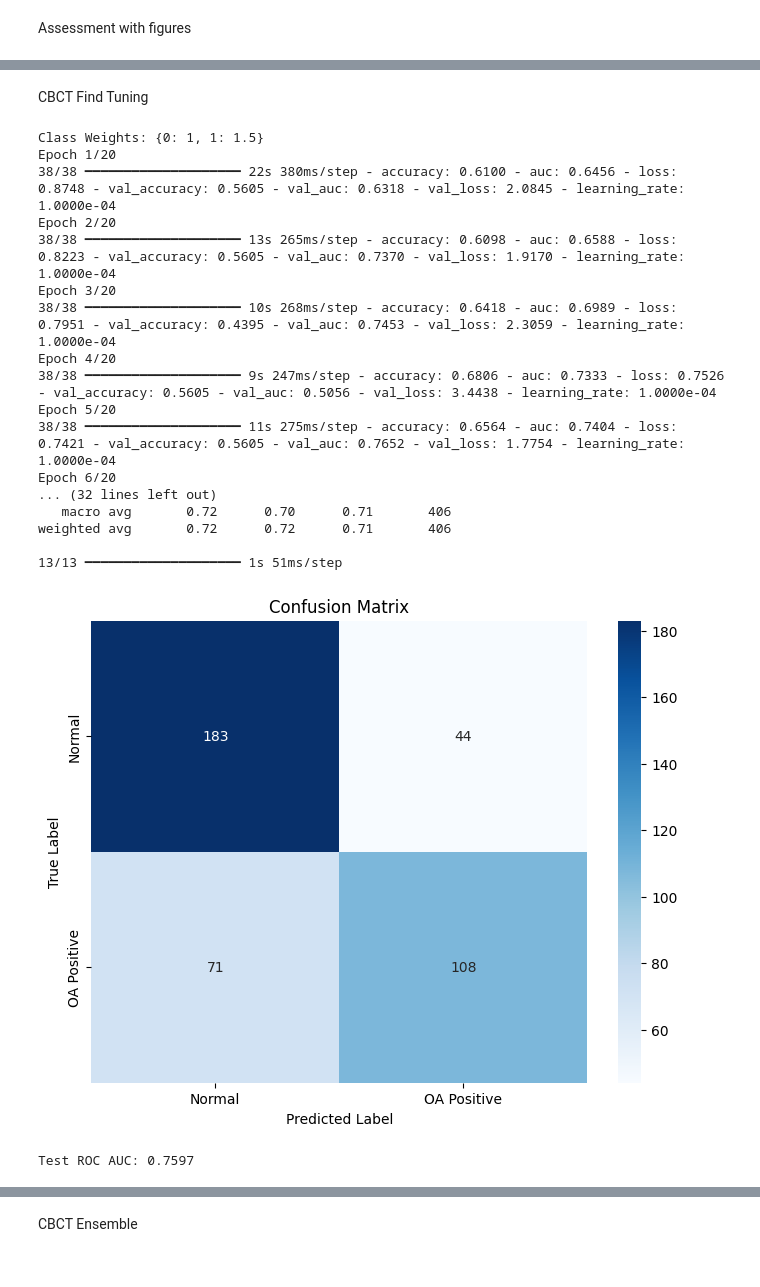
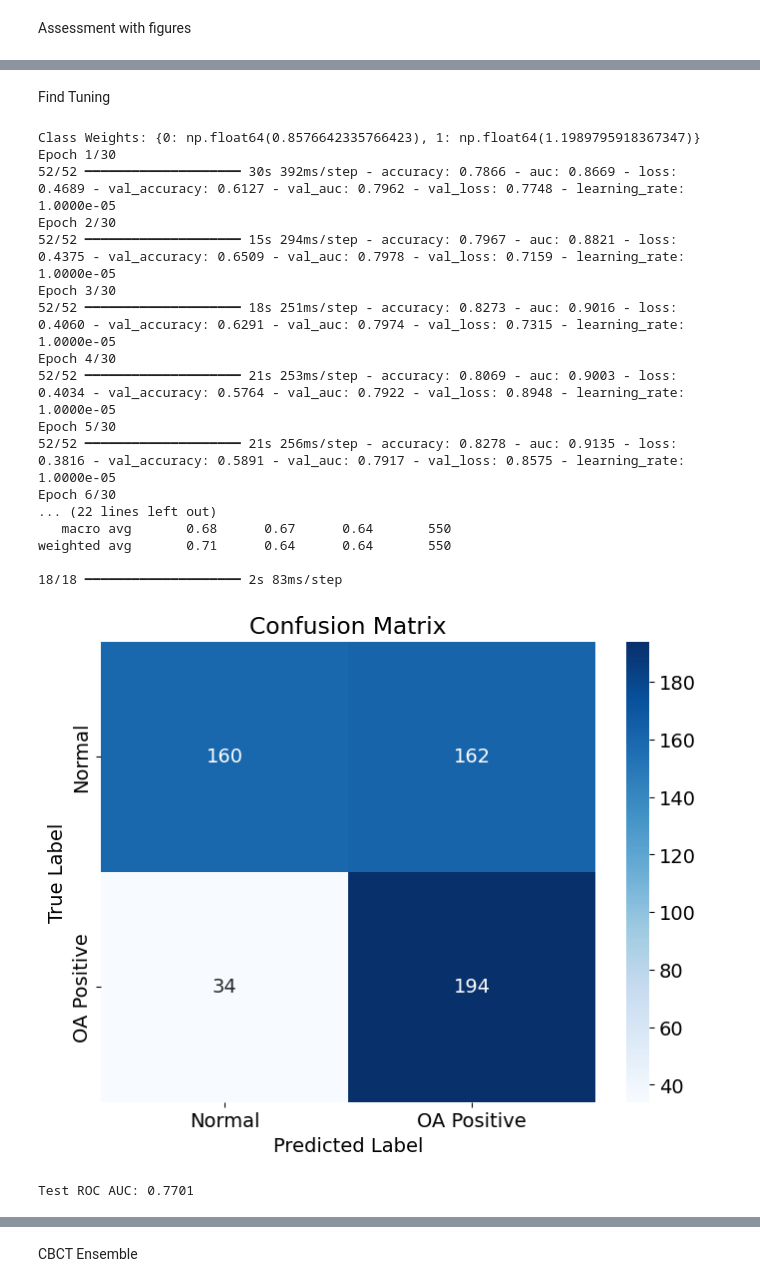
Before and after one commit to seongwoojang1123/Improved-Diagnostic-Accuracy-of-TMJ-Osteoarthritis-through-Machine-Learning-Integration-of-CBCT-MRI, a Jupyter notebook: 5_TMJ_OA_CBCT_MRI_Traning.ipynb, the cells around one changed output, grey strips where cells are left out. Cells and saved outputs as stored; diff of their text form; code cells hidden in the pictures.

```diff
--- a/5_TMJ_OA_CBCT_MRI_Traning.ipynb
+++ b/5_TMJ_OA_CBCT_MRI_Traning.ipynb
@@ -128,7 +177,7 @@ tf.random.set_seed(seed)
 os.environ['PYTHONHASHSEED'] = str(seed)
 
 # 피클 파일 로드
-with open('/content/drive/MyDrive/TMJ OA/학습_data_1,3(crop)/tmj_oa_CBCT1,3_dataset555.pkl', 'rb') as f:
+with open('/content/drive/MyDrive/TMJ OA/기존 CBCT 1,3 + NEW CBCT 1,2/tmj_oa_CBCT1,3 + NEW_dataset_555.pkl', 'rb') as f:
     dataset = pickle.load(f)
 
 # 데이터셋 분리
@@ -157,20 +206,20 @@ test_datagen = ImageDataGenerator(rescale=1.0 / 255)
 
 # 데이터 증강 생성기를 통해 데이터 생성
 train_generator = train_datagen.flow(
-    train_images, train_labels, batch_size=64, shuffle=True, seed=seed
+    train_images, train_labels, batch_size=32, shuffle=True, seed=seed
 )
 
 val_generator = val_datagen.flow(
-    val_images, val_labels, batch_size=64, shuffle=False, seed=seed
+    val_images, val_labels, batch_size=32, shuffle=False, seed=seed
 )
 
 test_generator = test_datagen.flow(
-    test_images, test_labels, batch_size=64, shuffle=False, seed=seed
+    test_images, test_labels, batch_size=32, shuffle=False, seed=seed
 )
 
 # VGG16 모델 구성
 base_model = VGG16(weights='imagenet', include_top=False, input_shape=(140, 140, 3))
-for layer in base_model.layers[:-12]:
+for layer in base_model.layers[:-8]:
     layer.trainable = True
     layer.kernel_initializer = GlorotUniform(seed=seed)
 
@@ -261,6 +310,6 @@ plt.show()
 print("Confusion Matrix:\n", conf_matrix)
 print("Classification Report:\n", classification_report(test_labels, y_pred_adjusted))
 
-model.save('/content/drive/MyDrive/TMJ OA/학습_data_1,3(crop)/CBCT1,3_model555.keras')
+#model.save('/content/drive/MyDrive/TMJ OA/학습_data_1,3(crop)/CBCT1,3_model555.keras')
 # %% [output]
 Downloading data from https://storage.googleapis.com/tensorflow/keras-applications/vgg16/vgg16_weights_tf_dim_ordering_tf_kernels_notop.h5
@@ -357,5 +414,5 @@ AUC: 0.7098
-# %% [markdown]
-CBCT Find Tuning
+# %% [markdown]
+Find Tuning
 # %%
 seed = 42
 os.environ['PYTHONHASHSEED'] = str(seed)
@@ -365,13 +422,13 @@ tf.random.set_seed(seed)
 
 
 # 1) 사전 학습된 모델 로드
-pretrained_model = load_model("/content/drive/MyDrive/TMJ OA/학습_data_1,3(crop)/CBCT1,3_model555.keras")
+pretrained_model = load_model("/content/drive/MyDrive/TMJ OA/기존 CBCT 1,3 + NEW CBCT 1,2/CBCT1,3+ NEW_model_1.keras")
 
 # 모델 구조 확인
 #pretrained_model.summary()
 
 # 2) 데이터 로드 및 전처리
-with open("/content/drive/MyDrive/TMJ OA/학습_data_2,4(crop)/tmj_oa_CBCT2,4_dataset_3.pkl","rb") as f:
+with open("/content/drive/MyDrive/TMJ OA/기존 CBCT 1,3 + NEW CBCT 1,2/tmj_oa_CBCT1,3 + NEW_dataset_555.pkl","rb") as f:
     data_dict = pickle.load(f)
 
 train_images = data_dict['train_data']['image']   # (N, 140, 140, 3) 가정
@@ -407,11 +464,11 @@ def freeze_until(model, until_layer_index=None):
 
 # 여기서는, 예를 들어 "뒤쪽 5개 레이어"만 학습
 # model.summary()로 레이어 목록을 보고 인덱스 조절
-unfreeze_from_index = len(pretrained_model.layers) - 5
+unfreeze_from_index = len(pretrained_model.layers) - 12
 freeze_until(pretrained_model, None) #unfreeze_from_index
 
 # optimizer, LR 등 하이퍼파라미터
-learning_rate = 1e-4
+learning_rate = 1e-5
 pretrained_model.compile(
     optimizer=Adam(learning_rate=learning_rate),
     loss="binary_crossentropy",
@@ -424,8 +481,8 @@ class_weights = compute_class_weight(
     y=train_labels
 )
 
-#class_weights_dict = dict(enumerate(class_weights))
-class_weights_dict = {0: 1, 1: 1.5}  # 클래스 1에 더 높은 가중치 부여
+class_weights_dict = dict(enumerate(class_weights))
+#class_weights_dict = {0: 1, 1: 1.5}  # 클래스 1에 더 높은 가중치 부여
 print("Class Weights:", class_weights_dict)
 
 
@@ -435,7 +492,7 @@ model_checkpoint = ModelCheckpoint('best_model_vgg16_auroc.keras', save_best_onl
 reduce_lr = ReduceLROnPlateau(monitor='val_auc', factor=0.5, patience=7, mode='max', min_lr=1e-6)
 
 # 4) Fine Tuning (훈련)
-EPOCHS = 20
+EPOCHS = 30
 BATCH_SIZE = 32
 
 history = pretrained_model.fit(
@@ -468,48 +525,48 @@ y_pred_adjusted = (y_pred_probs >= optimal_threshold).astype(int)  # 임계값
 
 # 혼동행렬 생성
 conf_matrix = confusion_matrix(test_labels, y_pred_adjusted)
 
 # 혼동행렬 시각화
 plt.figure(figsize=(8, 6))
 sns.heatmap(conf_matrix, annot=True, fmt="d", cmap="Blues",
             xticklabels=["Normal", "OA Positive"],
             yticklabels=["Normal", "OA Positive"])
 plt.title("Confusion Matrix")
 plt.xlabel("Predicted Label")
 plt.ylabel("True Label")
 plt.show()
 
 # 5-2) ROC Curve & AUC
 fpr, tpr, thresholds = roc_curve(test_labels, pred_probs)
 roc_auc = auc(fpr, tpr)
 print(f"Test ROC AUC: {roc_auc:.4f}")
 
 # 시각화
 plt.figure()
 plt.plot(fpr, tpr, color='blue', label=f'ROC curve (AUC = {roc_auc:.2f})')
 plt.plot([0, 1], [0, 1], color='red', linestyle='--')
 plt.xlabel('False Positive Rate')
 plt.ylabel('True Positive Rate')
 plt.title('ROC Curve')
 plt.legend()
 plt.show()
 # %% [output]
-Class Weights: {0: 1, 1: 1.5}
-Epoch 1/20
-38/38 ━━━━━━━━━━━━━━━━━━━━ 22s 380ms/step - accuracy: 0.6100 - auc: 0.6456 - loss: 0.8748 - val_accuracy: 0.5605 - val_auc: 0.6318 - val_loss: 2.0845 - learning_rate: 1.0000e-04
-Epoch 2/20
-38/38 ━━━━━━━━━━━━━━━━━━━━ 13s 265ms/step - accuracy: 0.6098 - auc: 0.6588 - loss: 0.8223 - val_accuracy: 0.5605 - val_auc: 0.7370 - val_loss: 1.9170 - learning_rate: 1.0000e-04
-Epoch 3/20
-38/38 ━━━━━━━━━━━━━━━━━━━━ 10s 268ms/step - accuracy: 0.6418 - auc: 0.6989 - loss: 0.7951 - val_accuracy: 0.4395 - val_auc: 0.7453 - val_loss: 2.3059 - learning_rate: 1.0000e-04
-Epoch 4/20
-38/38 ━━━━━━━━━━━━━━━━━━━━ 9s 247ms/step - accuracy: 0.6806 - auc: 0.7333 - loss: 0.7526 - val_accuracy: 0.5605 - val_auc: 0.5056 - val_loss: 3.4438 - learning_rate: 1.0000e-04
-Epoch 5/20
-38/38 ━━━━━━━━━━━━━━━━━━━━ 11s 275ms/step - accuracy: 0.6564 - auc: 0.7404 - loss: 0.7421 - val_accuracy: 0.5605 - val_auc: 0.7652 - val_loss: 1.7754 - learning_rate: 1.0000e-04
-Epoch 6/20
-... (32 lines left out)
-   macro avg       0.72      0.70      0.71       406
-weighted avg       0.72      0.72      0.71       406
+Class Weights: {0: np.float64(0.8576642335766423), 1: np.float64(1.1989795918367347)}
+Epoch 1/30
+52/52 ━━━━━━━━━━━━━━━━━━━━ 30s 392ms/step - accuracy: 0.7866 - auc: 0.8669 - loss: 0.4689 - val_accuracy: 0.6127 - val_auc: 0.7962 - val_loss: 0.7748 - learning_rate: 1.0000e-05
+Epoch 2/30
+52/52 ━━━━━━━━━━━━━━━━━━━━ 15s 294ms/step - accuracy: 0.7967 - auc: 0.8821 - loss: 0.4375 - val_accuracy: 0.6509 - val_auc: 0.7978 - val_loss: 0.7159 - learning_rate: 1.0000e-05
+Epoch 3/30
+52/52 ━━━━━━━━━━━━━━━━━━━━ 18s 251ms/step - accuracy: 0.8273 - auc: 0.9016 - loss: 0.4060 - val_accuracy: 0.6291 - val_auc: 0.7974 - val_loss: 0.7315 - learning_rate: 1.0000e-05
+Epoch 4/30
+52/52 ━━━━━━━━━━━━━━━━━━━━ 21s 253ms/step - accuracy: 0.8069 - auc: 0.9003 - loss: 0.4034 - val_accuracy: 0.5764 - val_auc: 0.7922 - val_loss: 0.8948 - learning_rate: 1.0000e-05
+Epoch 5/30
+52/52 ━━━━━━━━━━━━━━━━━━━━ 21s 256ms/step - accuracy: 0.8278 - auc: 0.9135 - loss: 0.3816 - val_accuracy: 0.5891 - val_auc: 0.7917 - val_loss: 0.8575 - learning_rate: 1.0000e-05
+Epoch 6/30
+... (22 lines left out)
+   macro avg       0.68      0.67      0.64       550
+weighted avg       0.71      0.64      0.64       550
 
-13/13 ━━━━━━━━━━━━━━━━━━━━ 1s 51ms/step
+18/18 ━━━━━━━━━━━━━━━━━━━━ 2s 83ms/step
-[figure, old version]
+[figure, new version]
-Test ROC AUC: 0.7597
+Test ROC AUC: 0.7701
```
Also changed, not shown: parts of 5 cells of this notebook.
